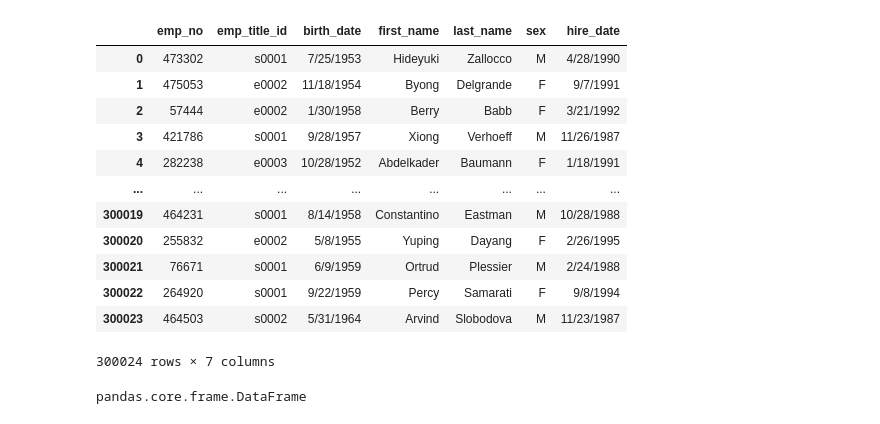
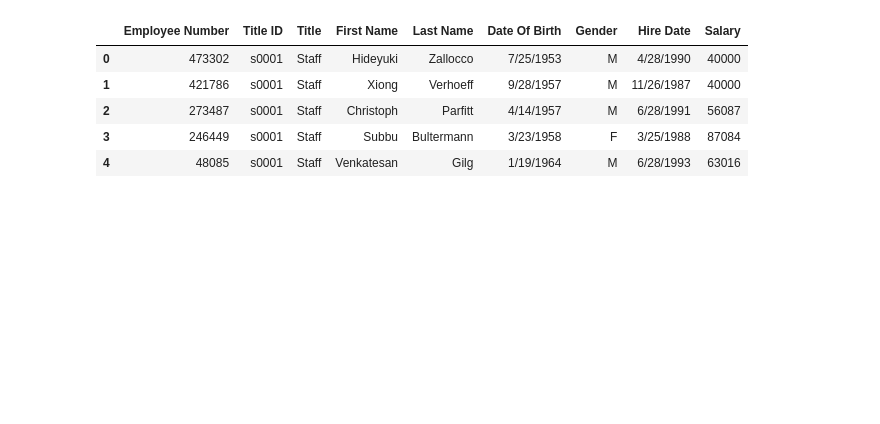
Before and after one commit to Tobisan4/sql-challenge, a Jupyter notebook: SQL_Bonus.ipynb, the cells around one changed output. Drawn from its saved outputs; the diff is of its cells as text; code cells hidden in the pictures; blank space fills up the shorter version.

```diff
--- a/SQL_Bonus.ipynb
+++ b/SQL_Bonus.ipynb
@@ -18,20 +18,0 @@ data = pd.read_sql("select * from \"Employees\"", connection)
-# %%
-data
-# %% [output]
-|  | emp_no | emp_title_id | birth_date | first_name | last_name | sex | hire_date |
-| 0 | 473302 | s0001 | 7/25/1953 | Hideyuki | Zallocco | M | 4/28/1990 |
-| 1 | 475053 | e0002 | 11/18/1954 | Byong | Delgrande | F | 9/7/1991 |
-| 2 | 57444 | e0002 | 1/30/1958 | Berry | Babb | F | 3/21/1992 |
-| 3 | 421786 | s0001 | 9/28/1957 | Xiong | Verhoeff | M | 11/26/1987 |
-| 4 | 282238 | e0003 | 10/28/1952 | Abdelkader | Baumann | F | 1/18/1991 |
-| ... | ... | ... | ... | ... | ... | ... | ... |
-| 300019 | 464231 | s0001 | 8/14/1958 | Constantino | Eastman | M | 10/28/1988 |
-| 300020 | 255832 | e0002 | 5/8/1955 | Yuping | Dayang | F | 2/26/1995 |
-| 300021 | 76671 | s0001 | 6/9/1959 | Ortrud | Plessier | M | 2/24/1988 |
-| 300022 | 264920 | s0001 | 9/22/1959 | Percy | Samarati | F | 9/8/1994 |
-| 300023 | 464503 | s0002 | 5/31/1964 | Arvind | Slobodova | M | 11/23/1987 |
-300024 rows × 7 columns
-# %%
-type(data)
-# %% [output]
-pandas.core.frame.DataFrame
@@ -37,0 +42,10 @@ pandas.core.frame.DataFrame
+# %%
+# Preview the dataframe
+combined_df.head()
+# %% [output]
+|  | Employee Number | Title ID | Title | First Name | Last Name | Date Of Birth | Gender | Hire Date | Salary |
+| 0 | 473302 | s0001 | Staff | Hideyuki | Zallocco | 7/25/1953 | M | 4/28/1990 | 40000 |
+| 1 | 421786 | s0001 | Staff | Xiong | Verhoeff | 9/28/1957 | M | 11/26/1987 | 40000 |
+| 2 | 273487 | s0001 | Staff | Christoph | Parfitt | 4/14/1957 | M | 6/28/1991 | 56087 |
+| 3 | 246449 | s0001 | Staff | Subbu | Bultermann | 3/23/1958 | F | 3/25/1988 | 87084 |
+| 4 | 48085 | s0001 | Staff | Venkatesan | Gilg | 1/19/1964 | M | 6/28/1993 | 63016 |
```
Also changed, not shown: parts of 10 cells of this notebook, 1 other file.
